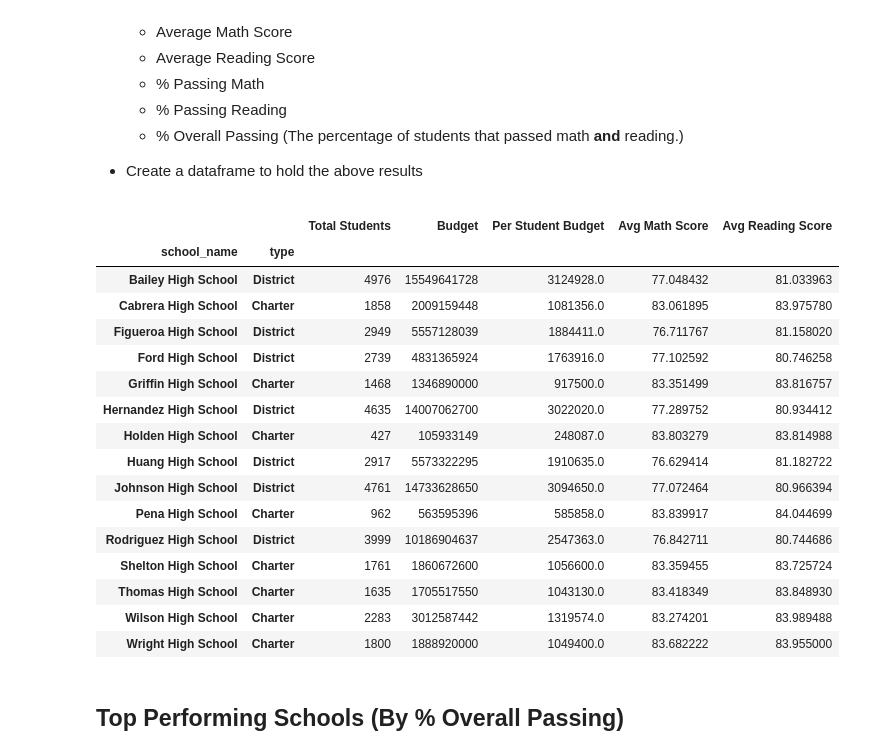
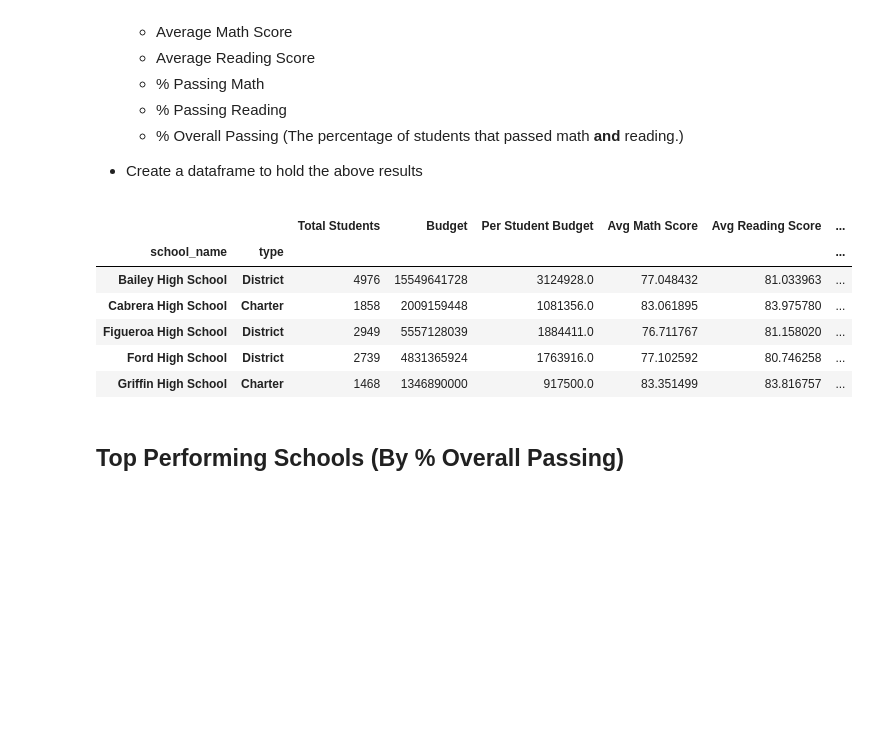
Before and after one commit to thomasipe/pandas-challenge, a Jupyter notebook: PyCitySchools/PyCitySchools_starter.ipynb, the cells around one changed output. Saved outputs shown, nothing was run; the diff lists cells and outputs as text; code cells hidden in the pictures; blank space fills up the shorter version.

Commit message:
Main School Summary metrics complete less formatting

```diff
--- a/PyCitySchools/PyCitySchools_starter.ipynb
+++ b/PyCitySchools/PyCitySchools_starter.ipynb
@@ -103,44 +103,56 @@ district_summary_df
 # %%
 # Group by school in a new dataframe
 school_summary_df = sdc.groupby(['school_name','type'])
 
-#total_students = school_summary_df["Student ID"].count()
-#total_budget = school_summary_df["budget"].sum()
-#ssf_df = school_summary_df({"School_Name": school_name,
-#                           "Type": type,
-#                           "Total Students": ["Student ID"].count() })
+# Getting all of the individual metrics
 total_students = school_summary_df["school_name"].count()
 total_budget = school_summary_df["budget"].sum()
 per_student_budget = total_budget/total_students
 avg_math_score = school_summary_df["math_score"].mean()
 avg_reading_score = school_summary_df["reading_score"].mean()
 
+# passing math scores
+pm_df = sdc.loc[sdc['math_score'] >= 70].groupby(['school_name','type'])
+passed_math = pm_df["math_score"].count()
+
+# passing reading scores
+pr_df = sdc.loc[sdc['reading_score'] >= 70].groupby(['school_name','type'])
+passed_reading = pr_df["reading_score"].count()
+#passed_reading = pr_df.count()
+
+
+
+# passed math and reading
+# Adding a passed_both column and defaulting to no
+sdc["passed_both"] = 'no'
+
+# change to yes where both pass
+sdc.loc[(sdc['math_score'] >= 70) & (sdc['reading_score'] >= 70), 'passed_both'] = 'yes'
+
+pb_df = sdc.loc[sdc['passed_both'] == 'yes'].groupby(['school_name','type'])
+passed_mr = pb_df['passed_both'].count()
+
+
 
 #school_summary_df.count().head(50)
 ssf_df = pd.DataFrame({"Total Students": total_students,
                       "Budget": total_budget,
+                      #"Budget": '${:,.2f}'.format(total_budget),
                       "Per Student Budget": per_student_budget,
                       "Avg Math Score": avg_math_score,
-                      "Avg Reading Score": avg_reading_score})
-ssf_df
+                      "Avg Reading Score": avg_reading_score,
+                      "% Passed Math": passed_math/total_students,
+                      "% Passed Reading": passed_reading/total_students,
+                      "% Overall Passing": passed_mr/total_students})
+ssf_df.head()
 # %% [output]
-|  |  | Total Students | Budget | Per Student Budget | Avg Math Score | Avg Reading Score |
-| school_name | type |  |  |  |  |  |
-| Bailey High School | District | 4976 | 15549641728 | 3124928.0 | 77.048432 | 81.033963 |
-| Cabrera High School | Charter | 1858 | 2009159448 | 1081356.0 | 83.061895 | 83.975780 |
-| Figueroa High School | District | 2949 | 5557128039 | 1884411.0 | 76.711767 | 81.158020 |
-| Ford High School | District | 2739 | 4831365924 | 1763916.0 | 77.102592 | 80.746258 |
-| Griffin High School | Charter | 1468 | 1346890000 | 917500.0 | 83.351499 | 83.816757 |
-| Hernandez High School | District | 4635 | 14007062700 | 3022020.0 | 77.289752 | 80.934412 |
-| Holden High School | Charter | 427 | 105933149 | 248087.0 | 83.803279 | 83.814988 |
-| Huang High School | District | 2917 | 5573322295 | 1910635.0 | 76.629414 | 81.182722 |
-| Johnson High School | District | 4761 | 14733628650 | 3094650.0 | 77.072464 | 80.966394 |
-| Pena High School | Charter | 962 | 563595396 | 585858.0 | 83.839917 | 84.044699 |
-| Rodriguez High School | District | 3999 | 10186904637 | 2547363.0 | 76.842711 | 80.744686 |
-| Shelton High School | Charter | 1761 | 1860672600 | 1056600.0 | 83.359455 | 83.725724 |
-| Thomas High School | Charter | 1635 | 1705517550 | 1043130.0 | 83.418349 | 83.848930 |
-| Wilson High School | Charter | 2283 | 3012587442 | 1319574.0 | 83.274201 | 83.989488 |
-| Wright High School | Charter | 1800 | 1888920000 | 1049400.0 | 83.682222 | 83.955000 |
+|  |  | Total Students | Budget | Per Student Budget | Avg Math Score | Avg Reading Score | ... |
+| school_name | type |  |  |  |  |  | ... |
+| Bailey High School | District | 4976 | 15549641728 | 3124928.0 | 77.048432 | 81.033963 | ... |
+| Cabrera High School | Charter | 1858 | 2009159448 | 1081356.0 | 83.061895 | 83.975780 | ... |
+| Figueroa High School | District | 2949 | 5557128039 | 1884411.0 | 76.711767 | 81.158020 | ... |
+| Ford High School | District | 2739 | 4831365924 | 1763916.0 | 77.102592 | 80.746258 | ... |
+| Griffin High School | Charter | 1468 | 1346890000 | 917500.0 | 83.351499 | 83.816757 | ... |
 # %% [markdown]
 ## Top Performing Schools (By % Overall Passing)
 # %% [markdown]
```
